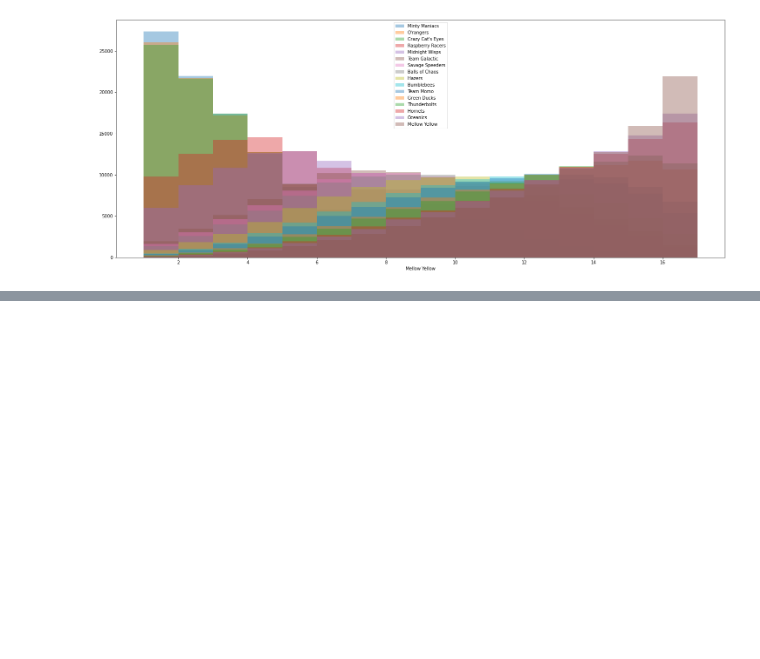
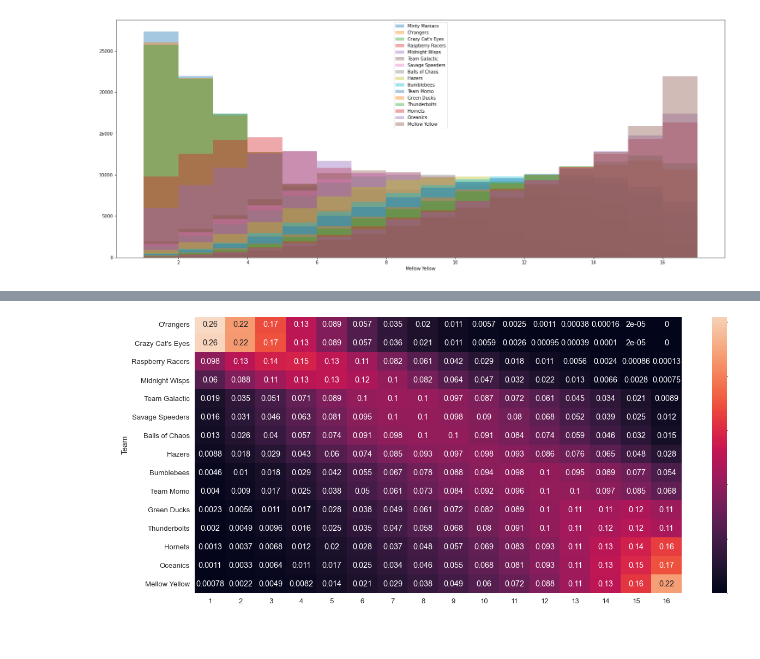
Before and after one commit to jtang9001/marble-carlo, a Jupyter notebook: carlo.ipynb, the cells around one changed output, grey strips where cells are left out. Cells and saved outputs as stored; diff of their text form; code cells hidden in the pictures; blank space fills up the shorter version.

Commit message:
more plots

```diff
--- a/carlo.ipynb
+++ b/carlo.ipynb
@@ -32,8 +32,11 @@ df
 # %%
 poss_scores = [0, 1, 2, 3, 4, 5, 6, 7, 8, 9, 10, 11, 12, 15, 20, 25]
 # %%
-ranks = pd.DataFrame(index = df.index)
-scores = pd.DataFrame(index = df.index)
+# ranks = pd.DataFrame(index = df.index)
+# scores = pd.DataFrame(index = df.index)
+
+ranks = pd.read_pickle("ranks.pkl")
+scores = pd.read_pickle("scores.pkl")
 # %%
 def fillDf(oldDf):
     filledDf = oldDf.copy()
@@ -44,11 +47,11 @@ def fillDf(oldDf):
     filledDf["rank"] = filledDf["sum"].rank(ascending=False)
     return filledDf
 # %%
-for i in range(100000):
-    if i % 200 == 0:
-        print(i)
+# for i in range(100000):
+#     if i % 200 == 0:
+#         print(i)
 
-    scenario = fillDf(df)
+#     scenario = fillDf(df)
 
-    scores[i] = scenario["sum"]
-    ranks[i] = scenario["rank"]
+#     scores[i] = scenario["sum"]
+#     ranks[i] = scenario["rank"]
@@ -161,3 +146,10 @@ Mellow Yellow
 # rankCounts2 = rankCounts2/500
 # sns.heatmap(rankCounts2, annot = True)
 # plt.show()
+# %%
+rankHeatmap = pd.DataFrame(index = df.index)
+for idx, row in ranks.iterrows():
+    counts = row.value_counts(normalize = True)
+    for i in range(1, 17):
+        rankHeatmap.loc[idx, i] = counts[(counts.index >= i) & (counts.index < i+1)].sum()
+rankHeatmap
@@ -163,0 +175,10 @@ Mellow Yellow
+# %%
+plt.figure(figsize = (20, 10))
+sns.set(font_scale = 1.2)
+plt.title("Heatmap of Placement Probabilities")
+plt.xlabel("Rank")
+sns.heatmap(rankHeatmap, annot = True)
+plt.savefig("rankHeatmap.png", dpi = 200)
+plt.show()
+# %% [output]
+[figure, added]
```
Also changed, not shown: parts of 7 cells of this notebook, 3 other files.
